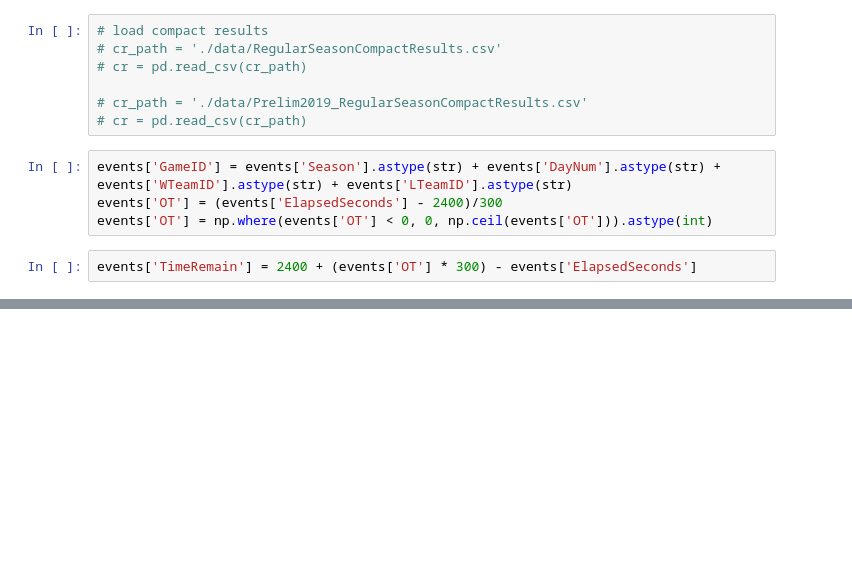
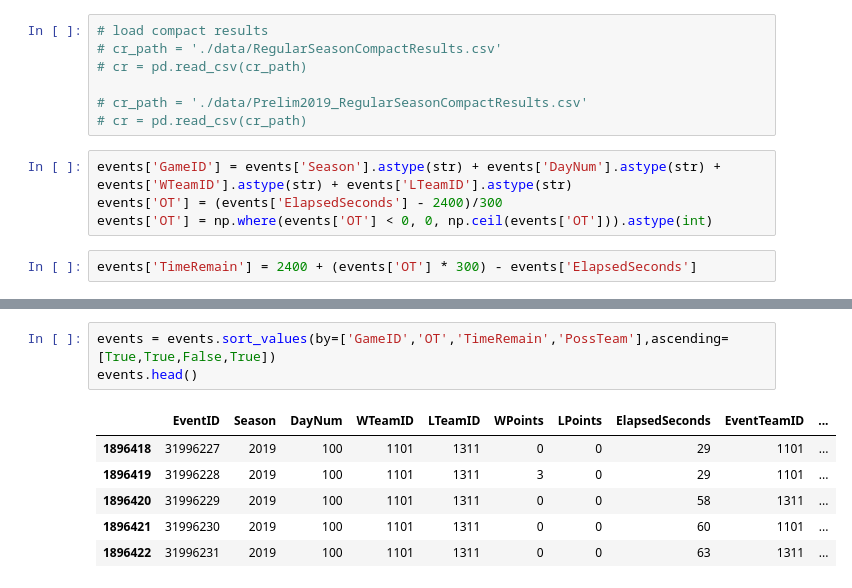
Before and after one commit to btatkinson/ncaa_hoops, a Jupyter notebook: Exploratory.ipynb, the cells around one changed output, grey strips where cells are left out. Saved outputs shown, nothing was run; the diff lists cells and outputs as text; blank space fills up the shorter version.

```diff
--- a/Exploratory.ipynb
+++ b/Exploratory.ipynb
@@ -84,0 +142,10 @@ events['TimeRemain'] = 2400 + (events['OT'] * 300) - events['ElapsedSeconds']
+# %%
+events = events.sort_values(by=['GameID','OT','TimeRemain','PossTeam'],ascending=[True,True,False,True])
+events.head()
+# %% [output]
+|  | EventID | Season | DayNum | WTeamID | LTeamID | WPoints | LPoints | ElapsedSeconds | EventTeamID | ... |
+| 1896418 | 31996227 | 2019 | 100 | 1101 | 1311 | 0 | 0 | 29 | 1101 | ... |
+| 1896419 | 31996228 | 2019 | 100 | 1101 | 1311 | 3 | 0 | 29 | 1101 | ... |
+| 1896420 | 31996229 | 2019 | 100 | 1101 | 1311 | 0 | 0 | 58 | 1311 | ... |
+| 1896421 | 31996230 | 2019 | 100 | 1101 | 1311 | 0 | 0 | 60 | 1101 | ... |
+| 1896422 | 31996231 | 2019 | 100 | 1101 | 1311 | 0 | 0 | 63 | 1311 | ... |
```
Also changed, not shown: parts of 10 cells of this notebook, 2 other files.
